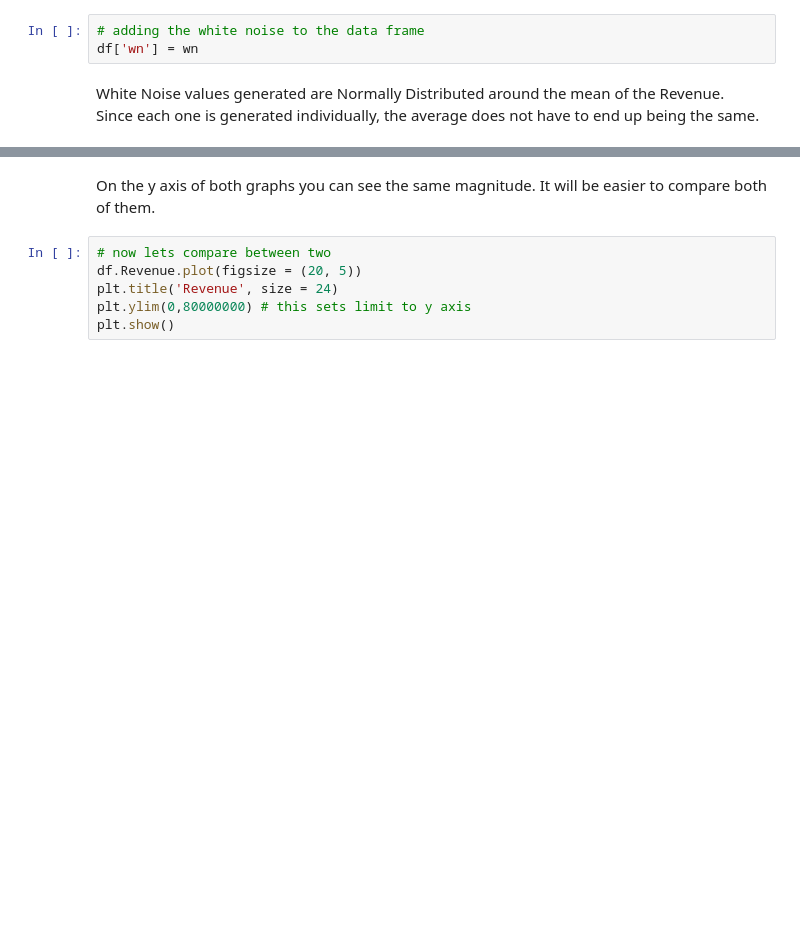
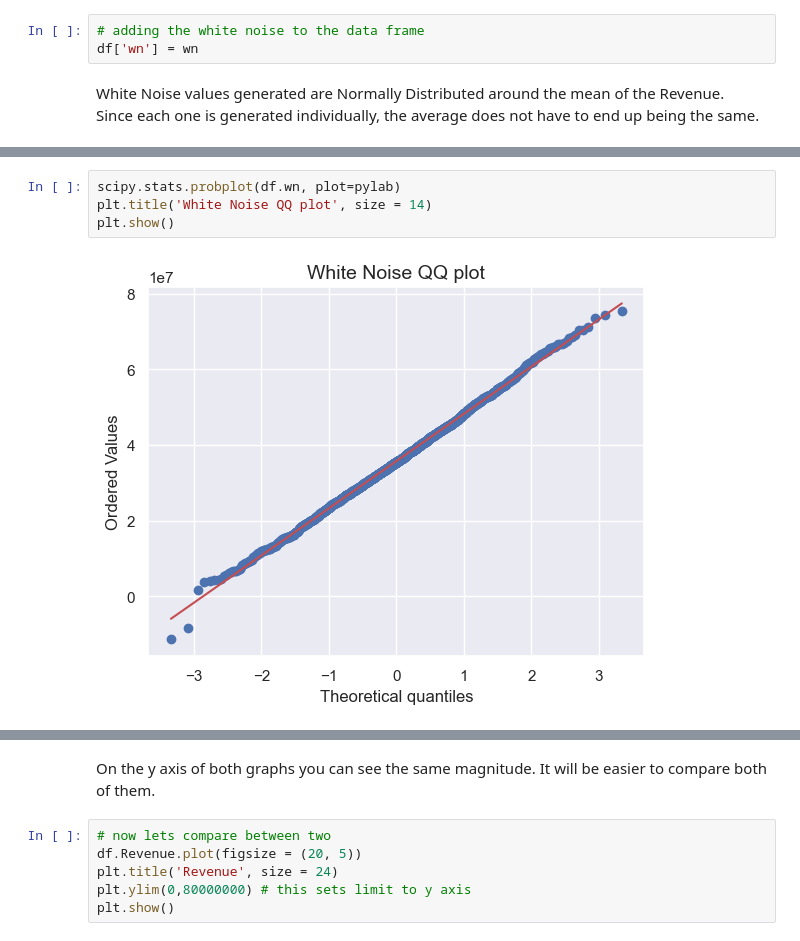
Before and after one commit to Mukhammadkodir27/Advanced_Python, a Jupyter notebook: Machine_Learning/Time-Series/00_Time-Series.ipynb, the cells around one changed output, grey strips where cells are left out. Saved outputs shown, nothing was run; the diff lists cells and outputs as text; blank space fills up the shorter version.

```diff
--- a/Machine_Learning/Time-Series/00_Time-Series.ipynb
+++ b/Machine_Learning/Time-Series/00_Time-Series.ipynb
@@ -403,3 +416,9 @@ df.describe()
+# %%
+scipy.stats.probplot(df.wn, plot=pylab)
+plt.title('White Noise QQ plot', size = 14)
+plt.show()
+# %% [output]
+[figure, added]
 # %%
 df.wn.plot(figsize = (20, 5))
 plt.title('White Noise Time-Series', size = 24)
```
Also changed, not shown: parts of 57 cells of this notebook.
